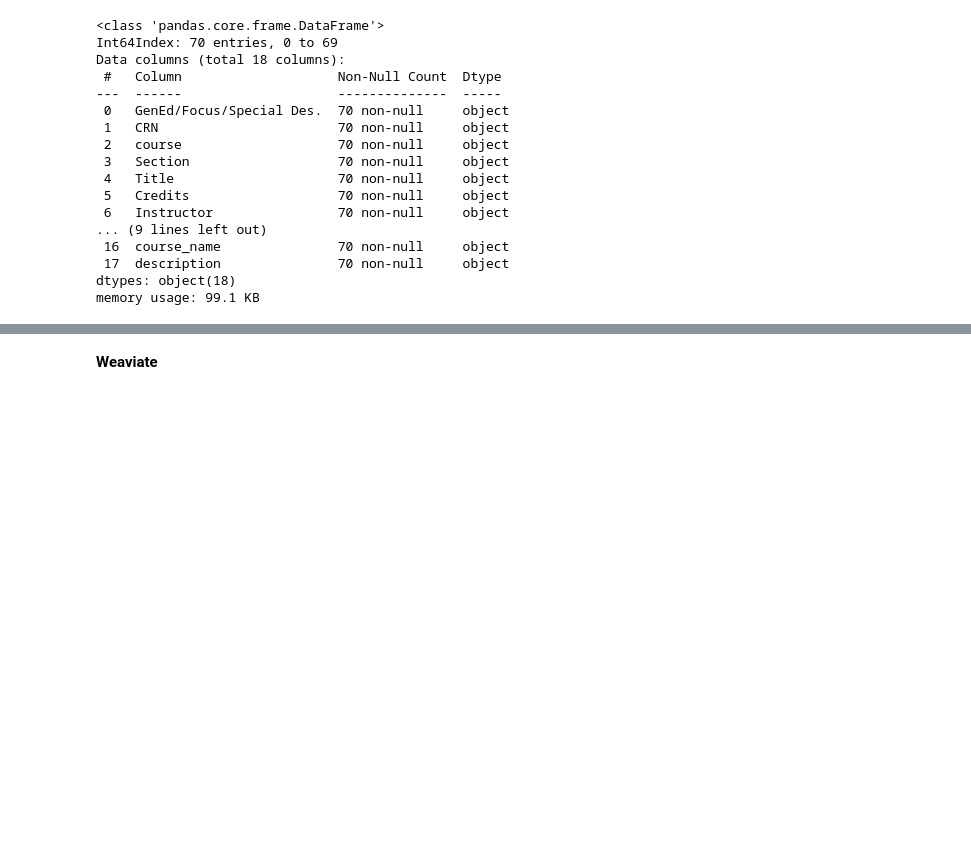
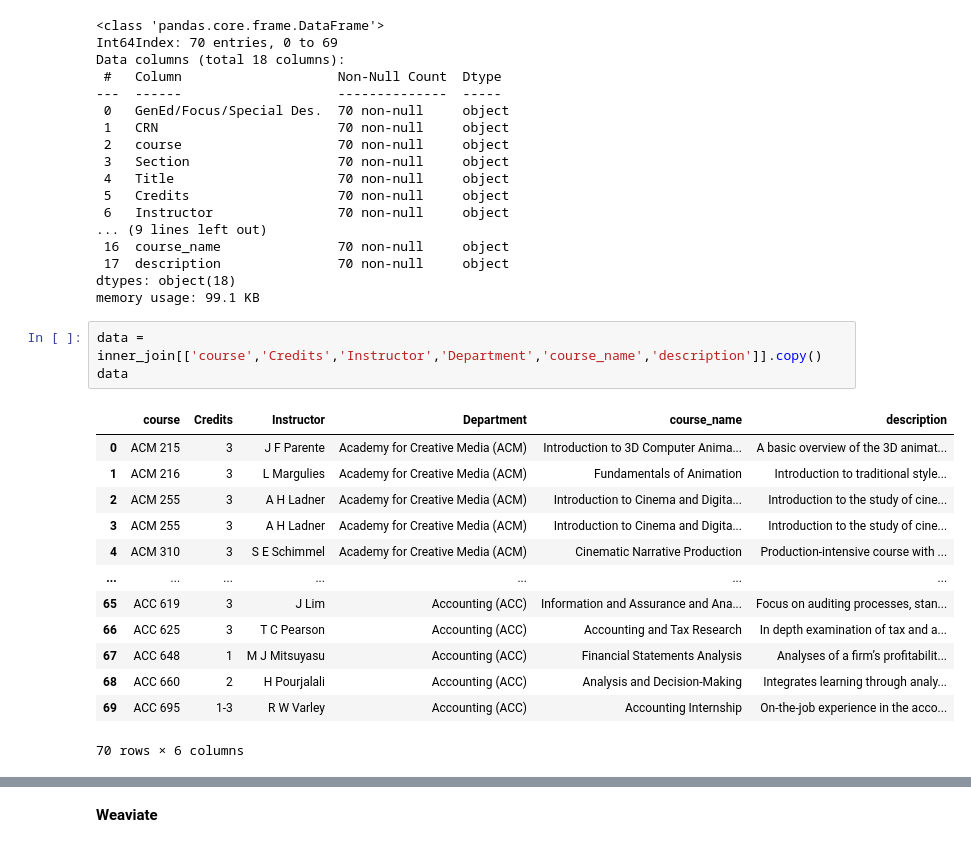
Before and after one commit to CS-Edwards/vector_search_engine, a Jupyter notebook: working_draft.ipynb, the cells around one changed output, grey strips where cells are left out. Saved outputs shown, nothing was run; the diff lists cells and outputs as text; blank space fills up the shorter version.

```diff
--- a/working_draft.ipynb
+++ b/working_draft.ipynb
@@ -332,3 +274,20 @@ Data columns (total 18 columns):
  17  description               70 non-null     object
 dtypes: object(18)
 memory usage: 99.1 KB
+# %%
+data = inner_join[['course','Credits','Instructor','Department','course_name','description']].copy()
+data
+# %% [output]
+|  | course | Credits | Instructor | Department | course_name | description |
+| 0 | ACM 215 | 3 | J F Parente | Academy for Creative Media (ACM) | Introduction to 3D Computer Anima... | A basic overview of the 3D animat... |
+| 1 | ACM 216 | 3 | L Margulies | Academy for Creative Media (ACM) | Fundamentals of Animation | Introduction to traditional style... |
+| 2 | ACM 255 | 3 | A H Ladner | Academy for Creative Media (ACM) | Introduction to Cinema and Digita... | Introduction to the study of cine... |
+| 3 | ACM 255 | 3 | A H Ladner | Academy for Creative Media (ACM) | Introduction to Cinema and Digita... | Introduction to the study of cine... |
+| 4 | ACM 310 | 3 | S E Schimmel | Academy for Creative Media (ACM) | Cinematic Narrative Production | Production-intensive course with ... |
+| ... | ... | ... | ... | ... | ... | ... |
+| 65 | ACC 619 | 3 | J Lim | Accounting (ACC) | Information and Assurance and Ana... | Focus on auditing processes, stan... |
+| 66 | ACC 625 | 3 | T C Pearson | Accounting (ACC) | Accounting and Tax Research | In depth examination of tax and a... |
+| 67 | ACC 648 | 1 | M J Mitsuyasu | Accounting (ACC) | Financial Statements Analysis | Analyses of a firm’s profitabilit... |
+| 68 | ACC 660 | 2 | H Pourjalali | Accounting (ACC) | Analysis and Decision-Making | Integrates learning through analy... |
+| 69 | ACC 695 | 1-3 | R W Varley | Accounting (ACC) | Accounting Internship | On-the-job experience in the acco... |
+70 rows × 6 columns
```
Also changed, not shown: parts of 64 cells of this notebook.
